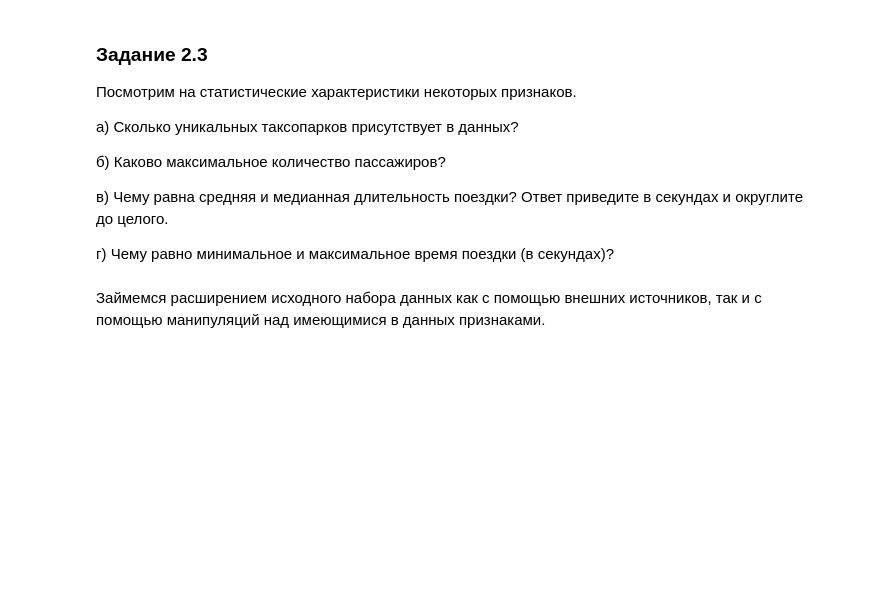
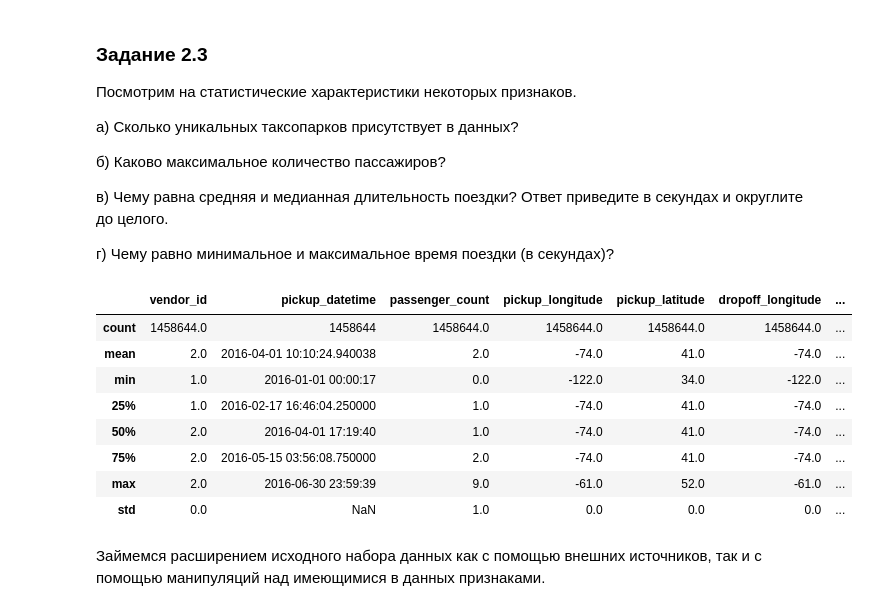
Before and after one commit to Ar1sha/sf, a Jupyter notebook: project_5/Project-5.Задача регрессии.ipynb, the cells around one changed output. Drawn from its saved outputs; the diff is of its cells as text; code cells hidden in the pictures; blank space fills up the shorter version.

```diff
--- a/project_5/Project-5.Задача регрессии.ipynb
+++ b/project_5/Project-5.Задача регрессии.ipynb
@@ -119,3 +140,15 @@ Train data shape: (1458644, 11)
+# %%
+round(taxi_data.describe())
+# %% [output]
+|  | vendor_id | pickup_datetime | passenger_count | pickup_longitude | pickup_latitude | dropoff_longitude | ... |
+| count | 1458644.0 | 1458644 | 1458644.0 | 1458644.0 | 1458644.0 | 1458644.0 | ... |
+| mean | 2.0 | 2016-04-01 10:10:24.940038 | 2.0 | -74.0 | 41.0 | -74.0 | ... |
+| min | 1.0 | 2016-01-01 00:00:17 | 0.0 | -122.0 | 34.0 | -122.0 | ... |
+| 25% | 1.0 | 2016-02-17 16:46:04.250000 | 1.0 | -74.0 | 41.0 | -74.0 | ... |
+| 50% | 2.0 | 2016-04-01 17:19:40 | 1.0 | -74.0 | 41.0 | -74.0 | ... |
+| 75% | 2.0 | 2016-05-15 03:56:08.750000 | 2.0 | -74.0 | 41.0 | -74.0 | ... |
+| max | 2.0 | 2016-06-30 23:59:39 | 9.0 | -61.0 | 52.0 | -61.0 | ... |
+| std | 0.0 | NaN | 1.0 | 0.0 | 0.0 | 0.0 | ... |
 # %% [markdown]
 Займемся расширением исходного набора данных как с помощью внешних источников, так и с помощью манипуляций над имеющимися в данных признаками.
 # %% [markdown]
```
Also changed, not shown: parts of 12 cells of this notebook, 1 other file.
